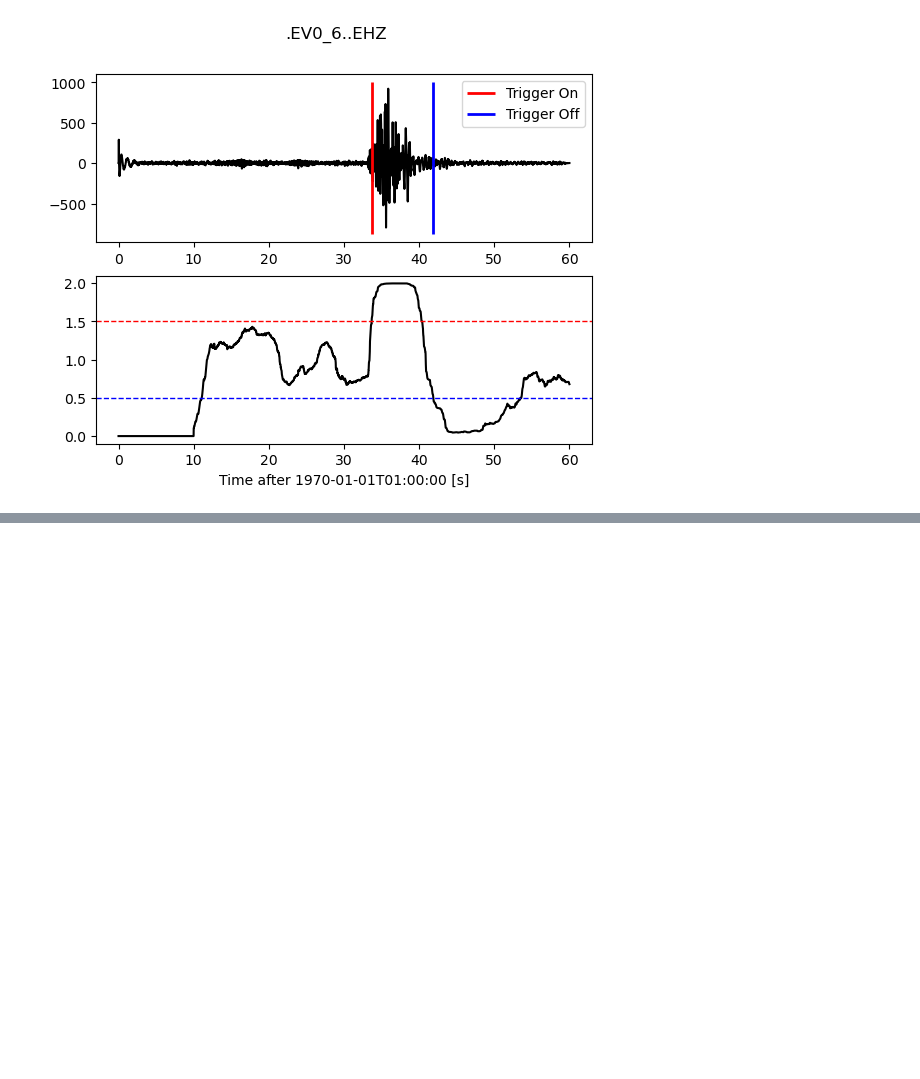
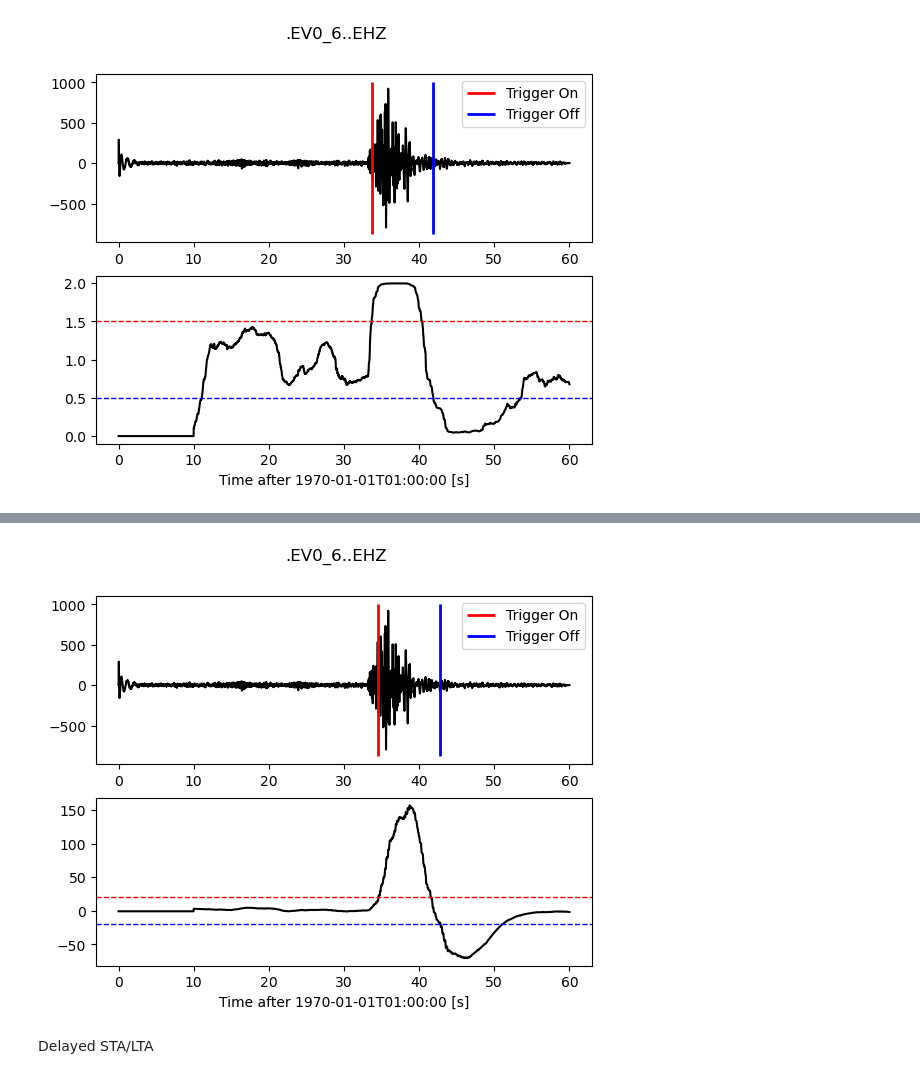
Before and after one commit to jcmefra/curso_python_git, a Jupyter notebook: modulo_3/obspy_3.ipynb, the cells around one changed output, grey strips where cells are left out. Saved outputs shown, nothing was run; the diff lists cells and outputs as text; code cells hidden in the pictures; blank space fills up the shorter version.

```diff
--- a/modulo_3/obspy_3.ipynb
+++ b/modulo_3/obspy_3.ipynb
@@ -67,0 +94,8 @@ plot_trigger(tr, cft, 1.5, 0.5)
+# %%
+cft = carl_sta_trig(tr.data, int(5 * df), int(10 * df), 0.8, 0.8)
+# %%
+plot_trigger(tr, cft, 20, -20)
+# %% [output]
+[figure, added]
+# %% [markdown]
+Delayed STA/LTA
```
Also changed, not shown: parts of 21 cells of this notebook, 16 other files.
